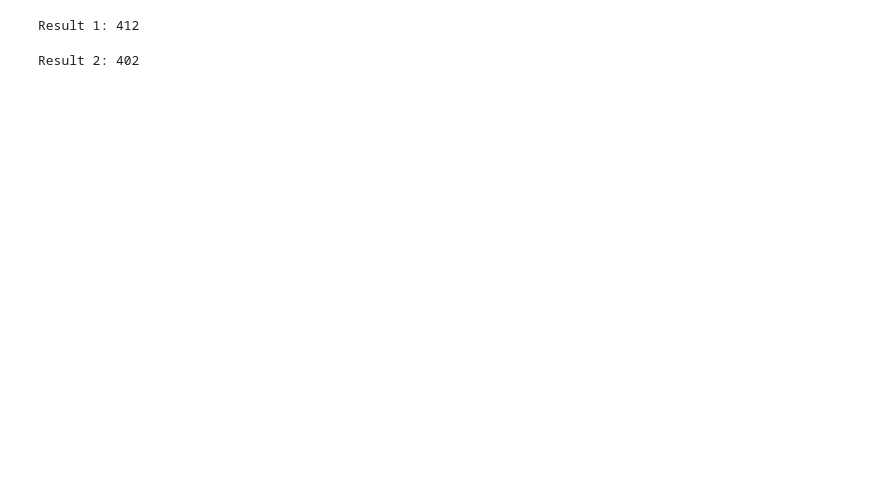
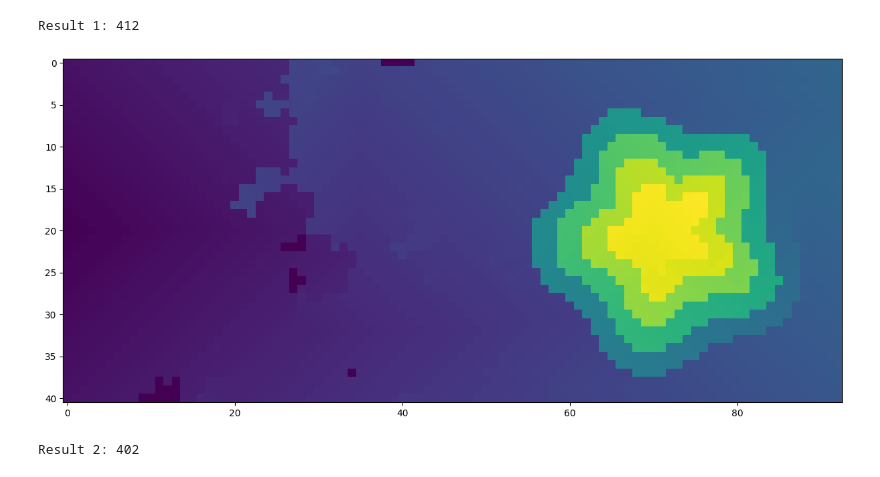
Before and after one commit to enricd/AdventOfCode, a Jupyter notebook: y_2022/day12.ipynb, the cells around one changed output. Saved outputs shown, nothing was run; the diff lists cells and outputs as text; code cells hidden in the pictures; blank space fills up the shorter version.

```diff
--- a/y_2022/day12.ipynb
+++ b/y_2022/day12.ipynb
@@ -55,14 +51,26 @@ hill_map[17, 59] = 8
 # %%
-def get_neighbors(pos, H, W, hill_map):
+def get_neighbors_1(pos, H, W, hill_map):
     neighbors = []
     deltas = [(1, 0), (-1, 0), (0, 1), (0, -1)]
     for d in deltas:
         n = (pos[0] + d[0], pos[1] + d[1])
         if 0 <= n[0] < H and 0 <= n[1] < W:
-            if hill_map[pos]-1 <= hill_map[n] <= hill_map[pos]+1:
+            if hill_map[pos] >= hill_map[n]-1:
                 neighbors.append(n)
 
     return neighbors
+
+
+def get_neighbors_2(pos, H, W, hill_map):
+    neighbors = []
+    deltas = [(1, 0), (-1, 0), (0, 1), (0, -1)]
+    for d in deltas:
+        n = (pos[0] + d[0], pos[1] + d[1])
+        if 0 <= n[0] < H and 0 <= n[1] < W:
+            if hill_map[pos] <= hill_map[n]+1:
+                neighbors.append(n)
+
+    return neighbors
 # %%
 class Graph:
     def __init__(self, num_of_vertices):
@@ -72,7 +80,6 @@ class Graph:
 
     def add_edge(self, u, v, weight):
         self.edges[u][v] = weight
-        self.edges[v][u] = weight
 
 
 def dijkstra(graph, start_vertex):
@@ -97,7 +104,7 @@ def dijkstra(graph, start_vertex):
                         D[neighbor] = new_cost
     return D
 # %%
-def build_graph(hill_map):
+def build_graph(hill_map, get_neighbors):
     graph_vertices = hill_map.shape[0] * hill_map.shape[1]
     g = Graph(graph_vertices)
 
@@ -112,7 +119,7 @@ def build_graph(hill_map):
 # %%
 # ---- Part 1 ----
 
-g = build_graph(hill_map)
+g = build_graph(hill_map, get_neighbors_1)
 
 D = dijkstra(g, start)
 
@@ -121,6 +128,18 @@ min_dist = D[finish]
 print("Result 1:", min_dist)
 # %% [output]
 Result 1: 412
+# %%
+d_arr = np.zeros_like(hill_map)
+for d in D:
+    val = D[d]
+    if val > 1000:
+        val = -1
+    d_arr[d] = val
+
+plt.imshow(d_arr)
+plt.show()
+# %% [output]
+[figure, added]
 # %%
 pos = finish
 visited = [pos]
```
Also changed, not shown: parts of 5 cells of this notebook.
